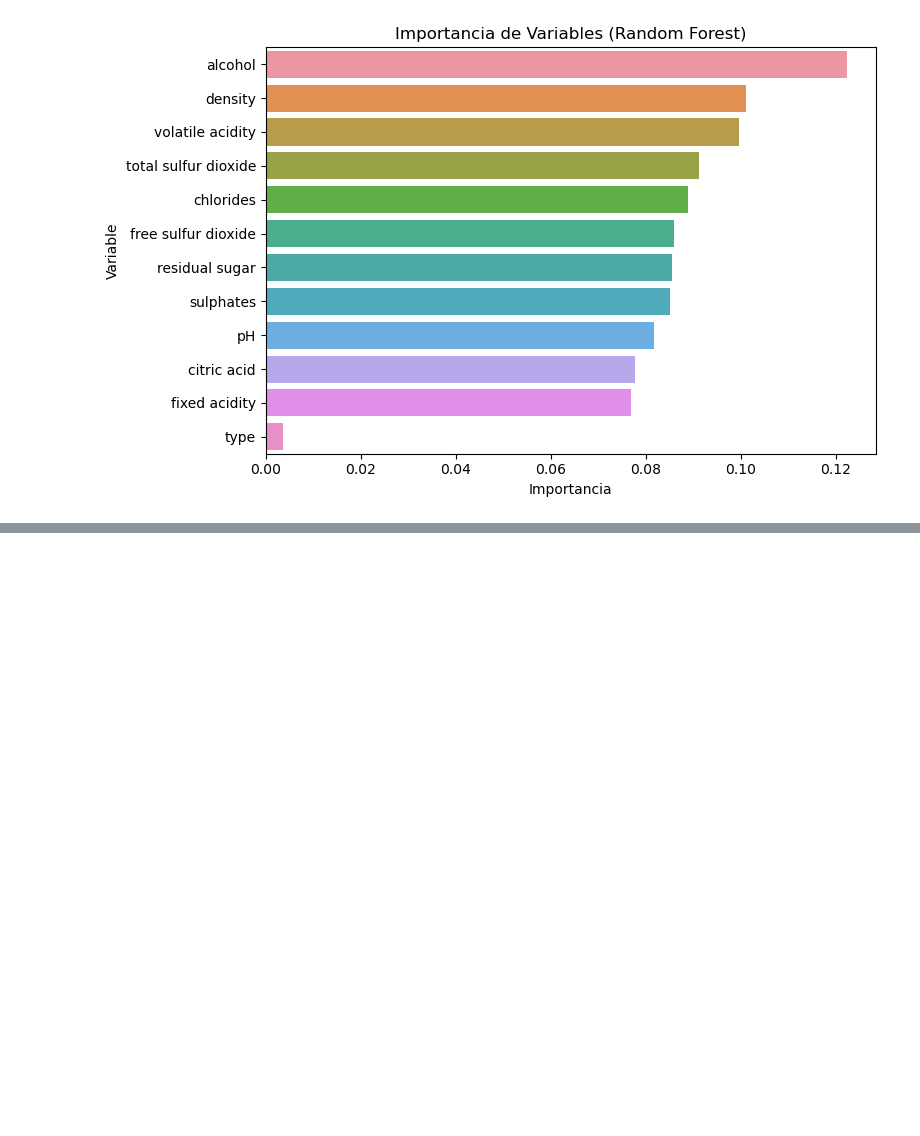
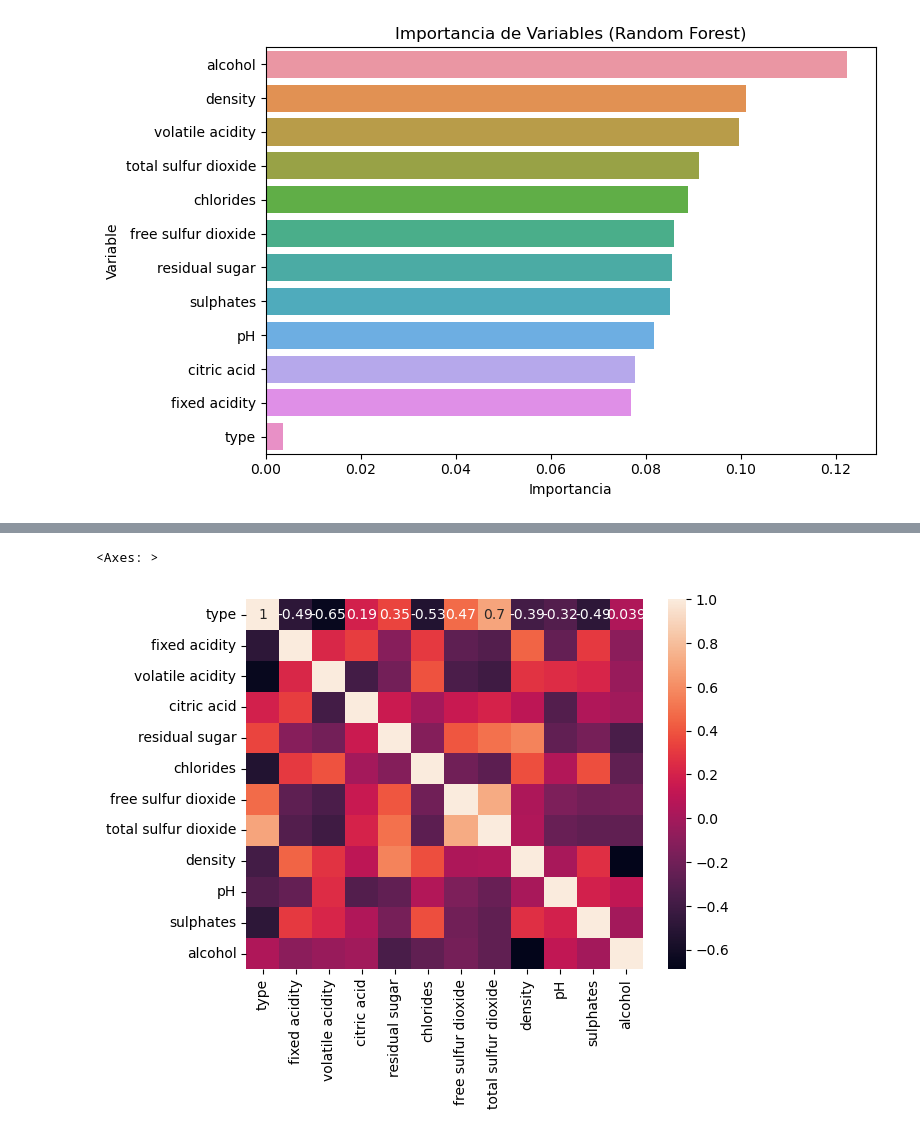
Before and after one commit to catalinaalvarez15/proyecto, a Jupyter notebook: PROYECTOVINOS.ipynb, the cells around one changed output, grey strips where cells are left out. Cells and saved outputs as stored; diff of their text form; code cells hidden in the pictures; blank space fills up the shorter version.

```diff
--- a/PROYECTOVINOS.ipynb
+++ b/PROYECTOVINOS.ipynb
@@ -109,0 +176,5 @@ plt.show()
+# %%
+sns.heatmap(X_train.corr(), annot=True)
+# %% [output]
+<Axes: >
+[figure, added]
```
Also changed, not shown: parts of 6 cells of this notebook.
